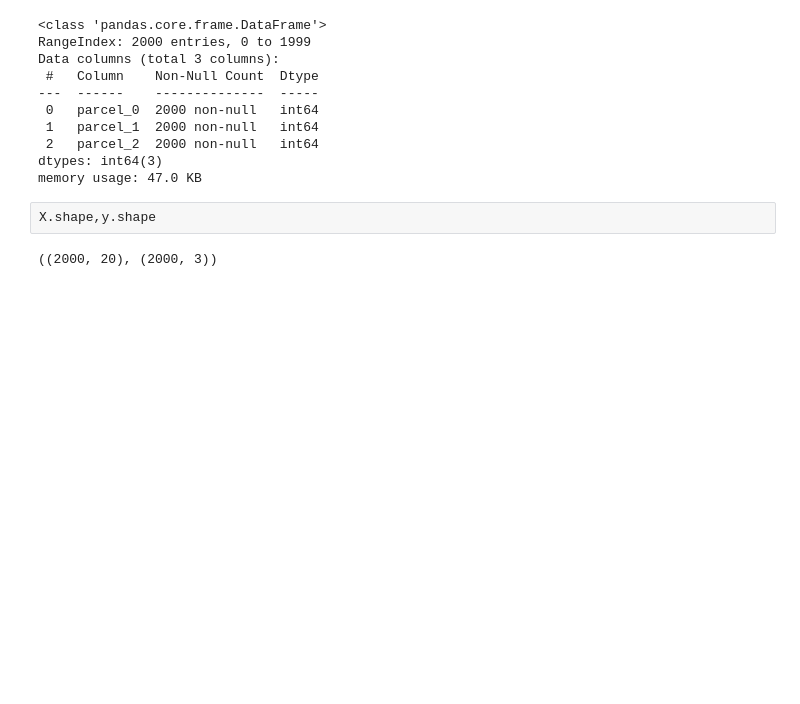
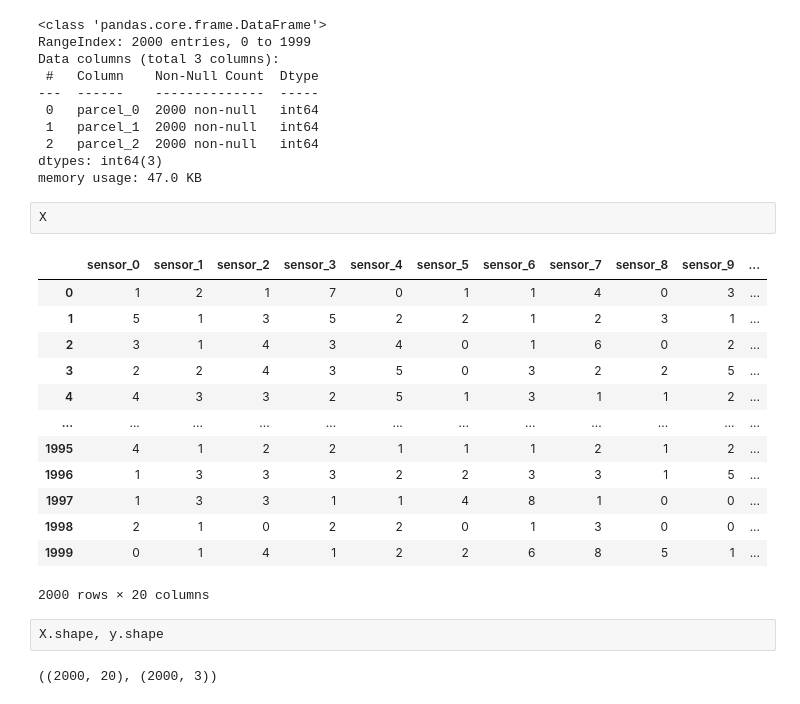
Before and after one commit to arcchhh/smart-irrigation_AICTE_shell, a Jupyter notebook: smart irrigation.ipynb, the cells around one changed output. Drawn from its saved outputs; the diff is of its cells as text; blank space fills up the shorter version.

```diff
--- a/smart irrigation.ipynb
+++ b/smart irrigation.ipynb
@@ -190,7 +151,23 @@ Data columns (total 3 columns):
  2   parcel_2  2000 non-null   int64
 dtypes: int64(3)
 memory usage: 47.0 KB
+# %%
+X
+# %% [output]
+|  | sensor_0 | sensor_1 | sensor_2 | sensor_3 | sensor_4 | sensor_5 | sensor_6 | sensor_7 | sensor_8 | sensor_9 | ... |
+| 0 | 1 | 2 | 1 | 7 | 0 | 1 | 1 | 4 | 0 | 3 | ... |
+| 1 | 5 | 1 | 3 | 5 | 2 | 2 | 1 | 2 | 3 | 1 | ... |
+| 2 | 3 | 1 | 4 | 3 | 4 | 0 | 1 | 6 | 0 | 2 | ... |
+| 3 | 2 | 2 | 4 | 3 | 5 | 0 | 3 | 2 | 2 | 5 | ... |
+| 4 | 4 | 3 | 3 | 2 | 5 | 1 | 3 | 1 | 1 | 2 | ... |
+| ... | ... | ... | ... | ... | ... | ... | ... | ... | ... | ... | ... |
+| 1995 | 4 | 1 | 2 | 2 | 1 | 1 | 1 | 2 | 1 | 2 | ... |
+| 1996 | 1 | 3 | 3 | 3 | 2 | 2 | 3 | 3 | 1 | 5 | ... |
+| 1997 | 1 | 3 | 3 | 1 | 1 | 4 | 8 | 1 | 0 | 0 | ... |
+| 1998 | 2 | 1 | 0 | 2 | 2 | 0 | 1 | 3 | 0 | 0 | ... |
+| 1999 | 0 | 1 | 4 | 1 | 2 | 2 | 6 | 8 | 5 | 1 | ... |
+2000 rows × 20 columns
 # %%
-X.shape,y.shape
+X.shape, y.shape
 # %% [output]
 ((2000, 20), (2000, 3))
```
Also changed, not shown: parts of 24 cells of this notebook, 1 other file.
